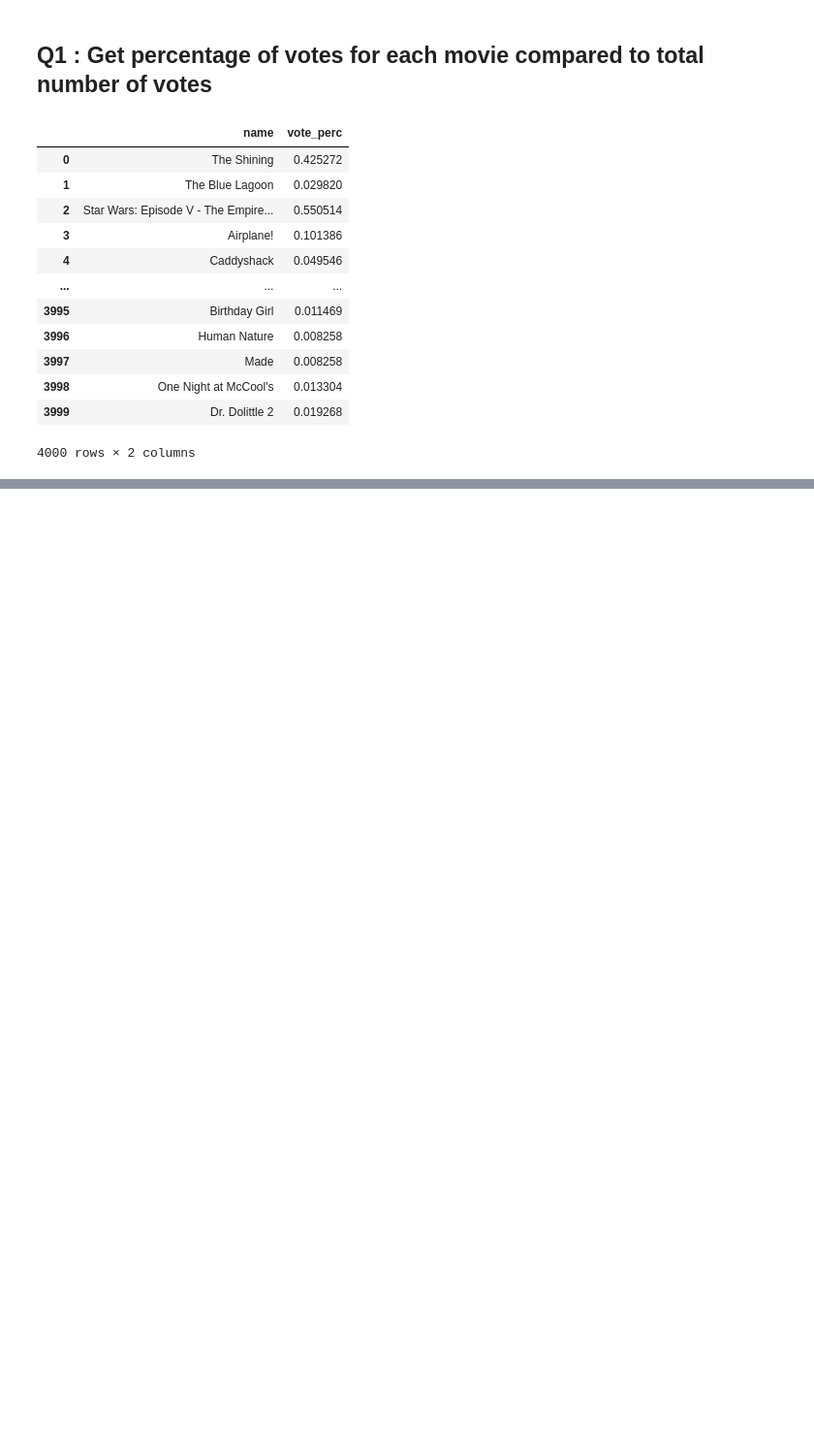
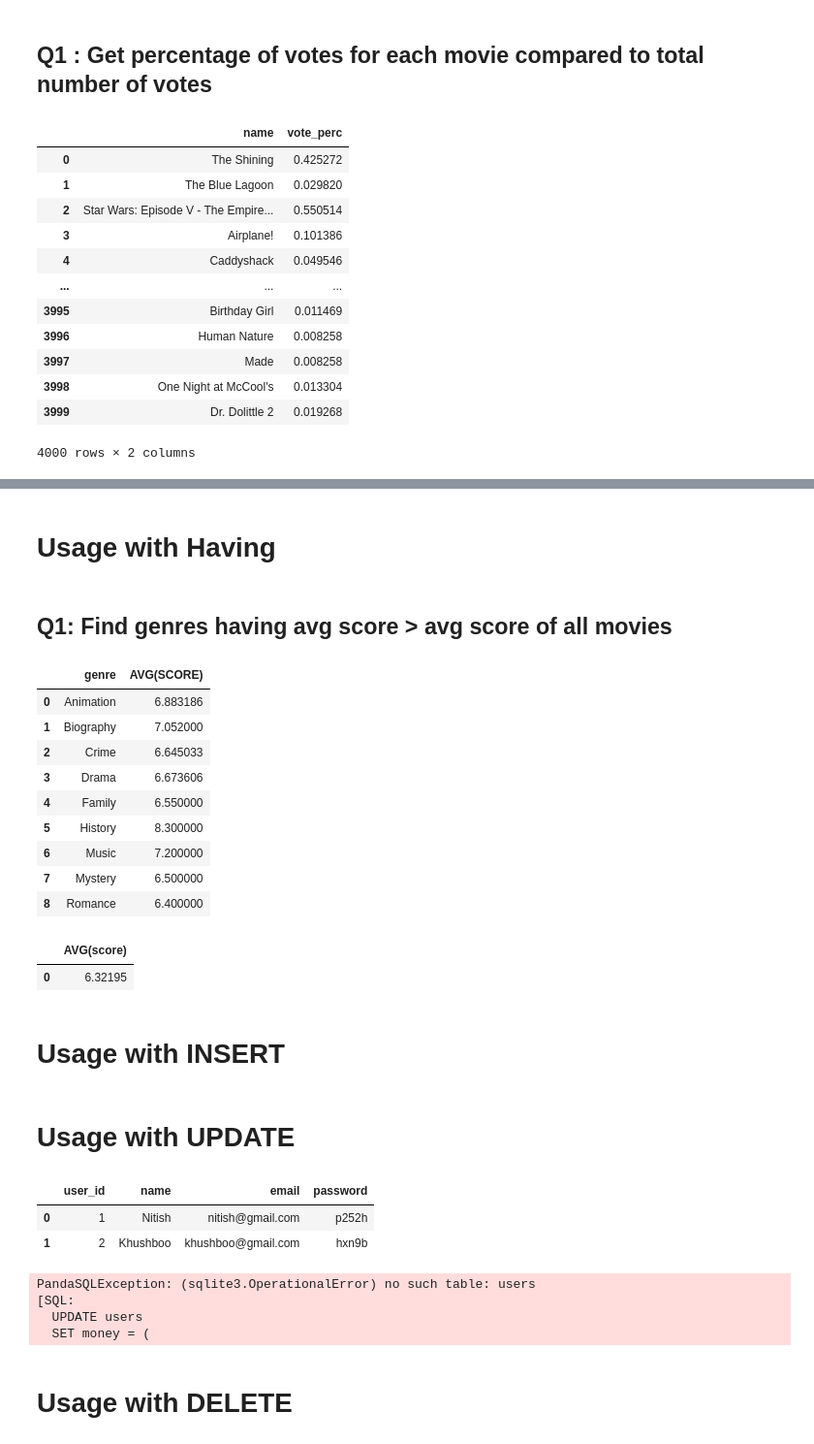
Before and after one commit to mmilannaik/bostonhousepricing, a Jupyter notebook: W15S3_SQL_Subquery.ipynb, the cells around one changed output, grey strips where cells are left out. Shown at 97% size. Saved outputs shown, nothing was run; the diff lists cells and outputs as text; code cells hidden in the pictures; blank space fills up the shorter version.

```diff
--- a/W15S3_SQL_Subquery.ipynb
+++ b/W15S3_SQL_Subquery.ipynb
@@ -397,0 +455,55 @@ pysqldf(
+# %% [markdown]
+# Usage with Having
+# %% [markdown]
+## Q1: Find genres having avg score > avg score of all movies
+# %%
+pysqldf('''
+  SELECT genre,AVG(SCORE)
+  FROM movies
+  GROUP BY genre
+  HAVING AVG(SCORE) >( SELECT AVG(score) FROM movies)
+
+''')
+# %% [output]
+|  | genre | AVG(SCORE) |
+| 0 | Animation | 6.883186 |
+| 1 | Biography | 7.052000 |
+| 2 | Crime | 6.645033 |
+| 3 | Drama | 6.673606 |
+| 4 | Family | 6.550000 |
+| 5 | History | 8.300000 |
+| 6 | Music | 7.200000 |
+| 7 | Mystery | 6.500000 |
+| 8 | Romance | 6.400000 |
+# %%
+pysqldf('''
+SELECT AVG(score) FROM movies''')
+# %% [output]
+|  | AVG(score) |
+| 0 | 6.32195 |
+# %% [markdown]
+# Usage with INSERT
+# %% [markdown]
+# Usage with UPDATE
+# %%
+users.head(2)
+# %% [output]
+|  | user_id | name | email | password |
+| 0 | 1 | Nitish | nitish@gmail.com | p252h |
+| 1 | 2 | Khushboo | khushboo@gmail.com | hxn9b |
+# %%
+pysqldf('''
+  UPDATE users
+  SET money = (
+  SELECT user_id,SUM(amount),SUM(amount)*0.1 AS'APP Money'
+  FROM orders
+  GROUP BY user_id )
+
+''')
+# %% [output]
+PandaSQLException: (sqlite3.OperationalError) no such table: users
+[SQL:
+  UPDATE users
+  SET money = (
+# %% [markdown]
+#   Usage with DELETE
```
Also changed, not shown: parts of 9 cells of this notebook.
